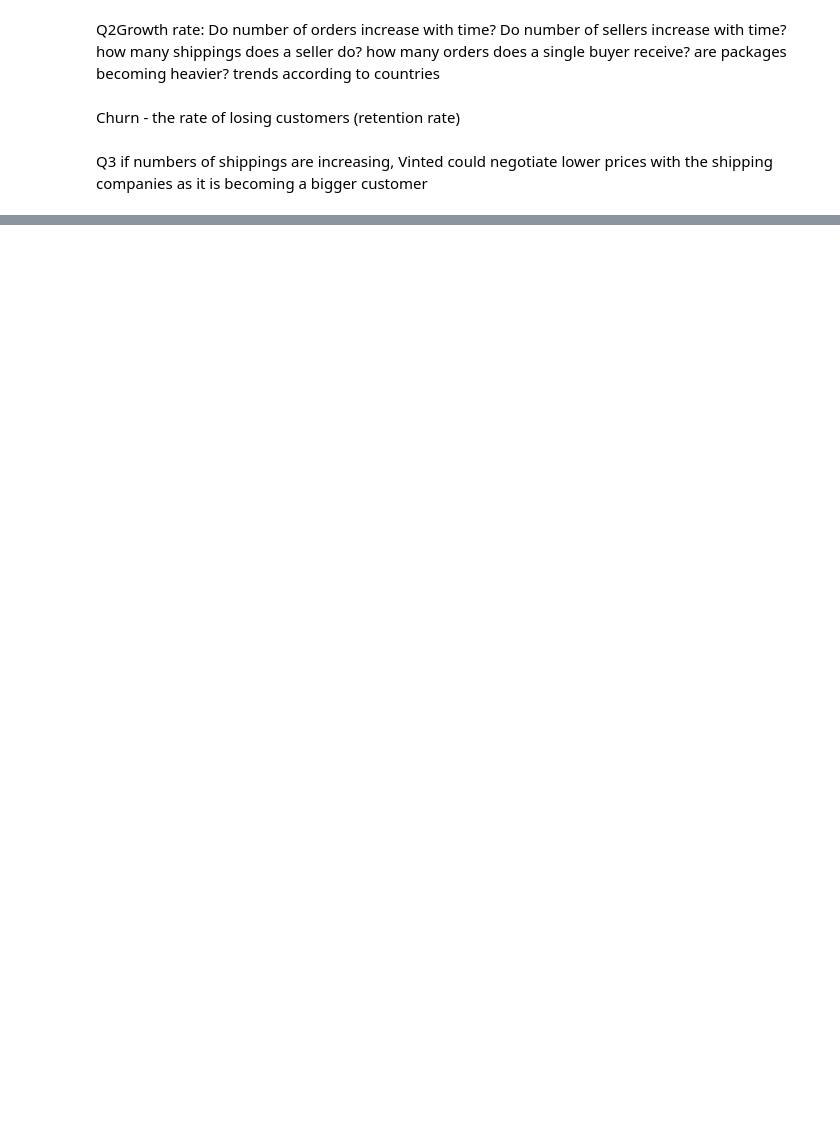
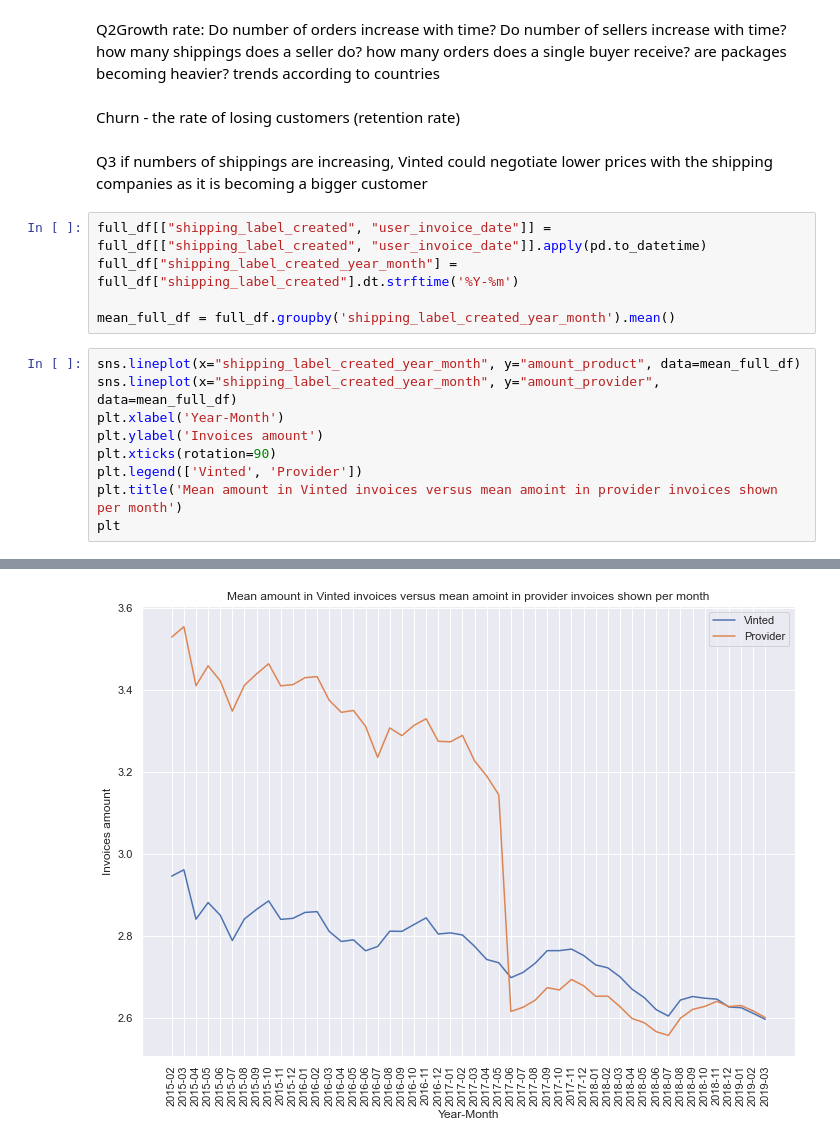
Before and after one commit to evalkova/vinted_task, a Jupyter notebook: vinted_notebook.ipynb, the cells around one changed output, grey strips where cells are left out. Cells and saved outputs as stored; diff of their text form; blank space fills up the shorter version.

Commit message:
Gathered some data insights and did some refactoring

```diff
--- a/vinted_notebook.ipynb
+++ b/vinted_notebook.ipynb
@@ -414,3 +394,18 @@ Q2Growth rate: Do number of orders increase with time? Do number of sellers incr
 Churn - the rate of losing customers (retention rate)
 # %% [markdown]
 Q3 if numbers of shippings are increasing, Vinted could negotiate lower prices with the shipping companies as it is becoming a bigger customer
+# %%
+full_df[["shipping_label_created", "user_invoice_date"]] = full_df[["shipping_label_created", "user_invoice_date"]].apply(pd.to_datetime)
+full_df["shipping_label_created_year_month"] = full_df["shipping_label_created"].dt.strftime('%Y-%m')
+
+mean_full_df = full_df.groupby('shipping_label_created_year_month').mean()
+# %%
+sns.lineplot(x="shipping_label_created_year_month", y="amount_product", data=mean_full_df)
+sns.lineplot(x="shipping_label_created_year_month", y="amount_provider", data=mean_full_df)
+plt.xlabel('Year-Month')
+plt.ylabel('Invoices amount')
+plt.xticks(rotation=90)
+plt.legend(['Vinted', 'Provider'])
+plt.title('Mean amount in Vinted invoices versus mean amoint in provider invoices shown per month')
+plt
+# %% [output]
@@ -416,0 +413 @@ Q3 if numbers of shippings are increasing, Vinted could negotiate lower prices w
+[figure, added]
```
Also changed, not shown: parts of 42 cells of this notebook, 2 other files.
